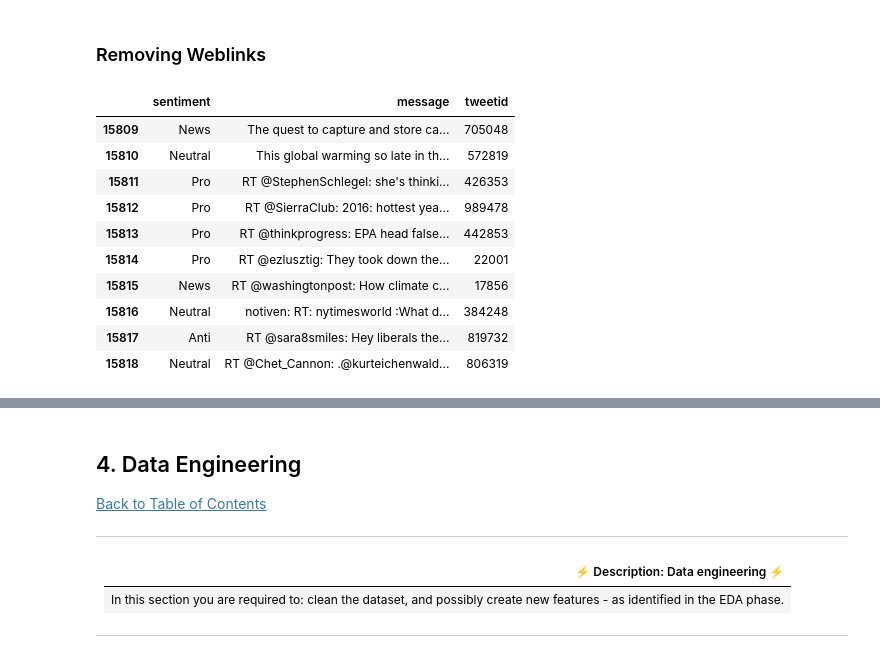
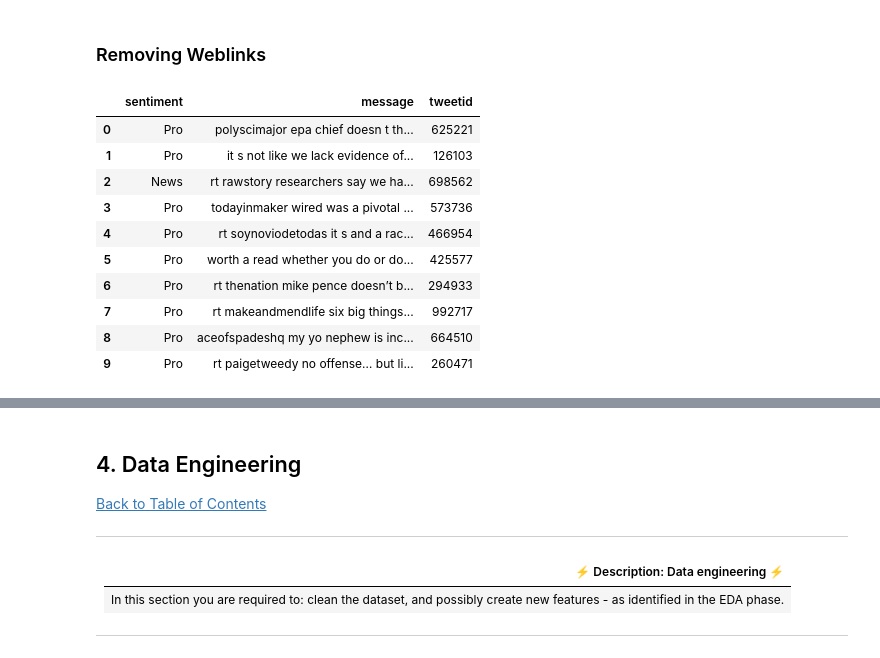
Before and after one commit to ObengKojo23/2207ACDS_TEAM_CW2, a Jupyter notebook: notebooks/twitter_sentiment_classification_notebook.ipynb, the cells around one changed output, grey strips where cells are left out. Saved outputs shown, nothing was run; the diff lists cells and outputs as text; code cells hidden in the pictures.

```diff
--- a/notebooks/twitter_sentiment_classification_notebook.ipynb
+++ b/notebooks/twitter_sentiment_classification_notebook.ipynb
@@ -286,20 +285,10 @@ train_copy.head(20)
 # %% [markdown]
 ### Removing Weblinks
 # %%
+# Describing patterns
 pattern_url = r'http[s]?://(?:[A-Za-z]|[0-9]|[$-_@.&+]|[!*\(\),]|(?:%[0-9A-Fa-f][0-9A-Fa-f]))+'
 subs_url = r'url-web'
-train_copy['message'] = train_copy['message'].replace(to_replace = pattern_url, value = subs_url, regex = True)
 
-train_copy.tail(10)
+# Applying replace method on both datasets
+train_copy['message'] = train_df['message'] .replace(to_replace = pattern_url, value = subs_url, regex = True) #train dataset
+test_copy['message'] = test_copy['message'] .replace(to_replace = pattern_url, value = subs_url, regex = True) #test dataset
-# %% [output]
-|  | sentiment | message | tweetid |
-| 15809 | News | The quest to capture and store ca... | 705048 |
-| 15810 | Neutral | This global warming so late in th... | 572819 |
-| 15811 | Pro | RT @StephenSchlegel: she's thinki... | 426353 |
-| 15812 | Pro | RT @SierraClub: 2016: hottest yea... | 989478 |
-| 15813 | Pro | RT @thinkprogress: EPA head false... | 442853 |
-| 15814 | Pro | RT @ezlusztig: They took down the... | 22001 |
-| 15815 | News | RT @washingtonpost: How climate c... | 17856 |
-| 15816 | Neutral | notiven: RT: nytimesworld :What d... | 384248 |
-| 15817 | Anti | RT @sara8smiles: Hey liberals the... | 819732 |
-| 15818 | Neutral | RT @Chet_Cannon: .@kurteichenwald... | 806319 |
@@ -318,0 +295,46 @@ def data_refine(df, col):
+# %%
+def data_refine(df):
+    #remove puntuations
+    df = re.sub(r"[,.;':@#?!\&/$]+\ *", ' ', df)
+
+    #remove numbers
+    df = re.sub(r'\d+', '', df)
+
+    # Remove extra whitespace
+    df = re.sub(r'\s\s+', ' ', df)
+
+    # Remove space in front of tweet
+    df = df.lstrip(' ')
+
+    # Remove url's
+    df = re.sub(r'https?:\/\/.*\/\w*', '', df)
+
+    # Remove @ signs
+    df = re.sub('@[\w]*','',df)
+
+    # Remove hashtags
+    df = re.sub(r'#\w*', '', df)
+
+    #change all characters to lower case
+    df =df.lower()
+
+    #remove all emojis
+    #df.astype(str).apply(lambda x: x.str.encode('ascii', 'ignore').str.decode('ascii'))
+
+    return df
+# %%
+#refine dataframe with the above function
+train_copy['message'] = train_copy['message'].apply(data_refine)
+train_copy.head(10)
+# %% [output]
+|  | sentiment | message | tweetid |
+| 0 | Pro | polyscimajor epa chief doesn t th... | 625221 |
+| 1 | Pro | it s not like we lack evidence of... | 126103 |
+| 2 | News | rt rawstory researchers say we ha... | 698562 |
+| 3 | Pro | todayinmaker wired was a pivotal ... | 573736 |
+| 4 | Pro | rt soynoviodetodas it s and a rac... | 466954 |
+| 5 | Pro | worth a read whether you do or do... | 425577 |
+| 6 | Pro | rt thenation mike pence doesn’t b... | 294933 |
+| 7 | Pro | rt makeandmendlife six big things... | 992717 |
+| 8 | Pro | aceofspadeshq my yo nephew is inc... | 664510 |
+| 9 | Pro | rt paigetweedy no offense… but li... | 260471 |
```
Also changed, not shown: parts of 5 cells of this notebook.
